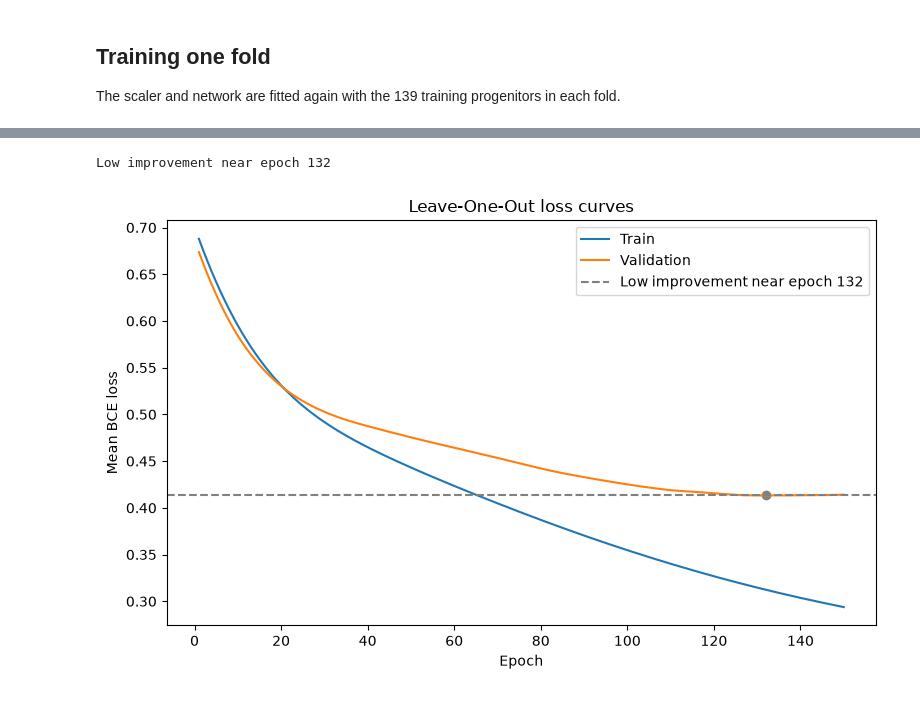
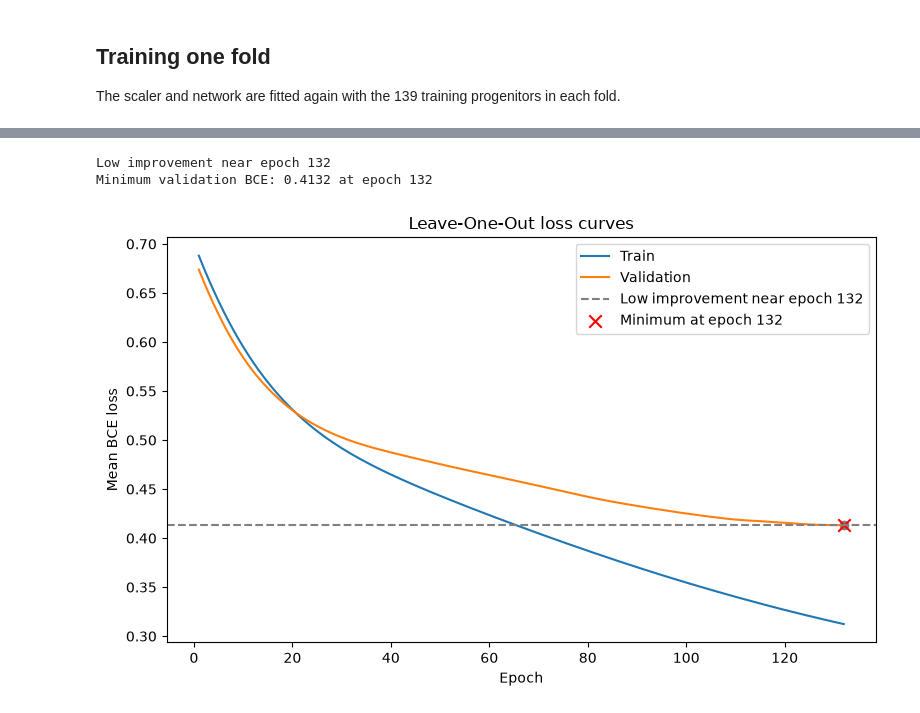
Before and after one commit to FedeMoroni/stellar-collapse-classification, a Jupyter notebook: notebooks/03_supervised_learning.ipynb, the cells around one changed output, grey strips where cells are left out. Saved outputs shown, nothing was run; the diff lists cells and outputs as text; code cells hidden in the pictures.

Commit message:
Finalize stellar collapse model and project report

```diff
--- a/notebooks/03_supervised_learning.ipynb
+++ b/notebooks/03_supervised_learning.ipynb
@@ -172,5 +183,5 @@ Mean BCE across the 140 folds for the configuration with the lowest validation B
 # %%
-def plot_loss_curves(train_losses, val_losses):
+def plot_loss_curves(train_losses, val_losses, title="Leave-One-Out loss curves"):
     epochs = range(1, len(train_losses) + 1)
     small_changes = 0
     low_improvement_epoch = None
@@ -186,6 +197,9 @@ def plot_loss_curves(train_losses, val_losses):
             low_improvement_epoch = i + 1
             break
 
+    minimum_epoch = int(np.argmin(val_losses)) + 1
+    minimum_loss = val_losses[minimum_epoch - 1]
+
     plt.figure(figsize=(8, 5))
     plt.plot(epochs, train_losses, label="Train")
     plt.plot(epochs, val_losses, label="Validation")
@@ -194,9 +208,11 @@ def plot_loss_curves(train_losses, val_losses):
         plt.axhline(low_improvement_loss, color="gray", linestyle="--", label=f"Low improvement near epoch {low_improvement_epoch}")
         plt.scatter(low_improvement_epoch, low_improvement_loss, color="gray")
         print(f"Low improvement near epoch {low_improvement_epoch}")
+    plt.scatter(minimum_epoch, minimum_loss, color="red", marker="x", s=80, label=f"Minimum at epoch {minimum_epoch}")
+    print(f"Minimum validation BCE: {minimum_loss:.4f} at epoch {minimum_epoch}")
     plt.xlabel("Epoch")
     plt.ylabel("Mean BCE loss")
-    plt.title("Leave-One-Out loss curves")
+    plt.title(title)
     plt.legend()
     plt.tight_layout()
     plt.show()
@@ -202,0 +223,23 @@ def plot_loss_curves(train_losses, val_losses):
+# %%
+selected_architectures = [(32,), (64,), (64, 32), (64, 32, 8), (64, 32, 16, 8)]
+
+for hidden_sizes in selected_architectures:
+    architecture_train_curves = []
+    architecture_val_curves = []
+    torch.manual_seed(RANDOM_SEED)
+
+    for train_idx, val_idx in loo.split(X_train):
+        _, _, train_losses, val_losses = train_one_fold(
+            X_train, y_train, train_idx, val_idx,
+            hidden_sizes=hidden_sizes, epochs=500, device=device,
+            record_history=True
+        )
+        architecture_train_curves.append(train_losses)
+        architecture_val_curves.append(val_losses)
+
+    layer_sizes = "-".join(str(size) for size in hidden_sizes)
+    plot_loss_curves(
+        np.mean(architecture_train_curves, axis=0),
+        np.mean(architecture_val_curves, axis=0),
+        title=f"Leave-One-Out loss curves: {layer_sizes}"
+    )
@@ -203,19 +266,23 @@ def plot_loss_curves(train_losses, val_losses):
 # %%
-best_config = grid_results.sort_values("mean_val_bce").iloc[0]
+FINAL_HIDDEN_SIZES = (32,)
+FINAL_EPOCHS = 132
 train_curves = []
 val_curves = []
+loo_predictions = []
 
 torch.manual_seed(RANDOM_SEED)
 for train_idx, val_idx in loo.split(X_train):
-    _, _, train_losses, val_losses = train_one_fold(
+    _, prediction, train_losses, val_losses = train_one_fold(
         X_train, y_train, train_idx, val_idx,
-        hidden_size=int(best_config["hidden_size"]),
-        epochs=int(best_config["epochs"]), device=device, record_history=True
+        hidden_sizes=FINAL_HIDDEN_SIZES,
+        epochs=FINAL_EPOCHS, device=device, record_history=True
     )
     train_curves.append(train_losses)
     val_curves.append(val_losses)
+    loo_predictions.append(prediction)
 
 plot_loss_curves(np.mean(train_curves, axis=0), np.mean(val_curves, axis=0))
 # %% [output]
 Low improvement near epoch 132
+Minimum validation BCE: 0.4132 at epoch 132
-[figure, old version]
+[figure, new version]
```
Also changed, not shown: parts of 22 cells of this notebook, 11 other files.
